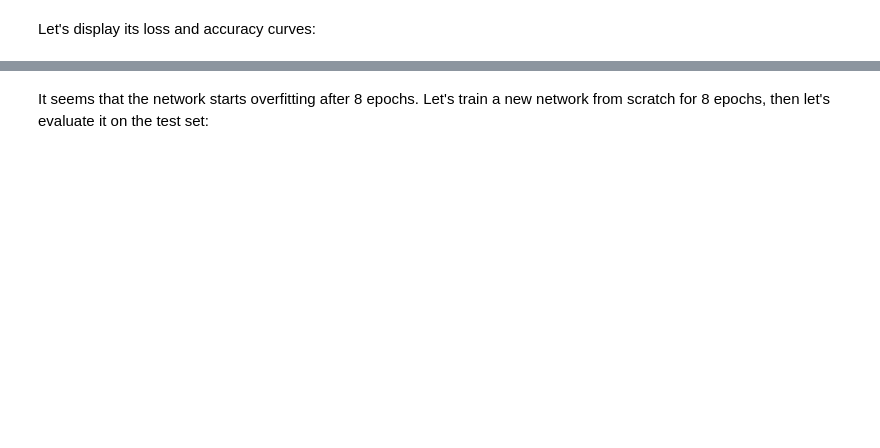
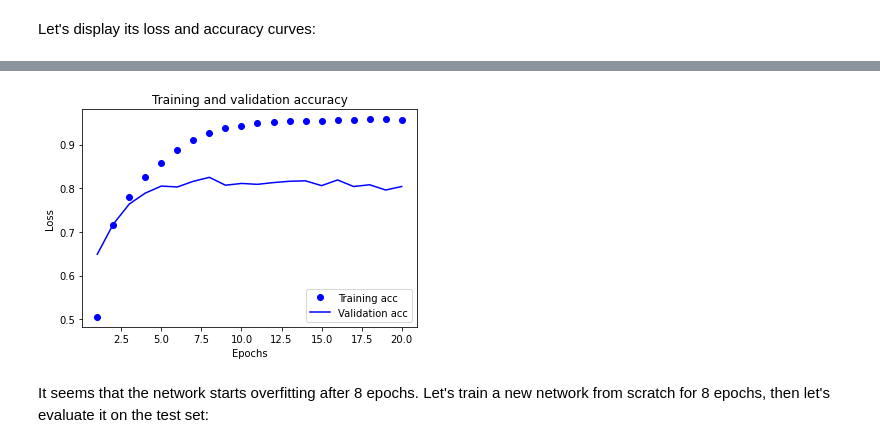
Before and after one commit to miaforsline/eds232-dl, a Jupyter notebook: 3.6-classifying-newswires.ipynb, the cells around one changed output, grey strips where cells are left out. Drawn from its saved outputs; the diff is of its cells as text; code cells hidden in the pictures; blank space fills up the shorter version.

```diff
--- a/3.6-classifying-newswires.ipynb
+++ b/3.6-classifying-newswires.ipynb
@@ -228,17 +252,19 @@ plt.show()
 # %%
 plt.clf()   # clear figure
 
-acc = history.history['acc']
-val_acc = history.history['val_acc']
+acc = history.history['accuracy']
+val_acc = history.history['val_accuracy']
 
 plt.plot(epochs, acc, 'bo', label='Training acc')
 plt.plot(epochs, val_acc, 'b', label='Validation acc')
 plt.title('Training and validation accuracy')
 plt.xlabel('Epochs')
 plt.ylabel('Loss')
 plt.legend()
 
 plt.show()
+# %% [output]
+[figure, added]
 # %% [markdown]
 It seems that the network starts overfitting after 8 epochs. Let's train a new network from scratch for 8 epochs, then let's evaluate it on
 the test set:
```
Also changed, not shown: parts of 14 cells of this notebook.
